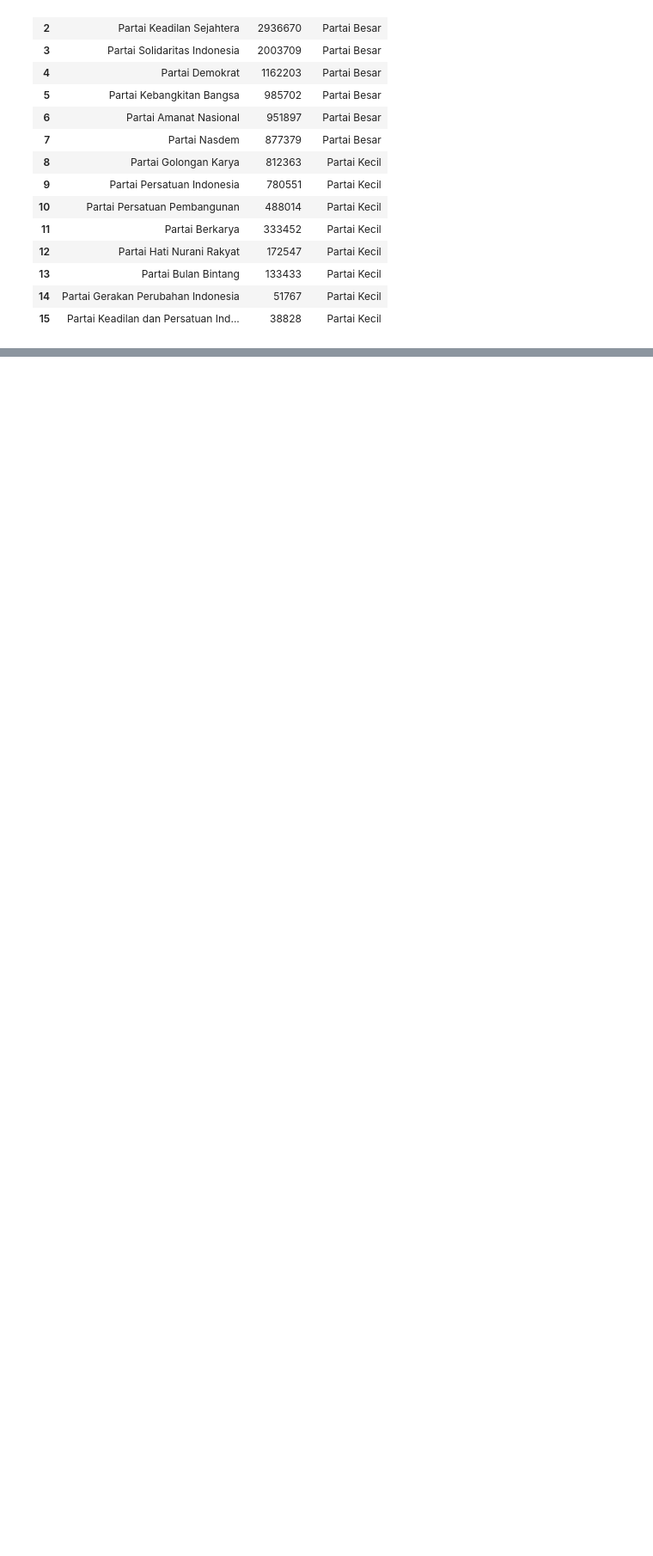
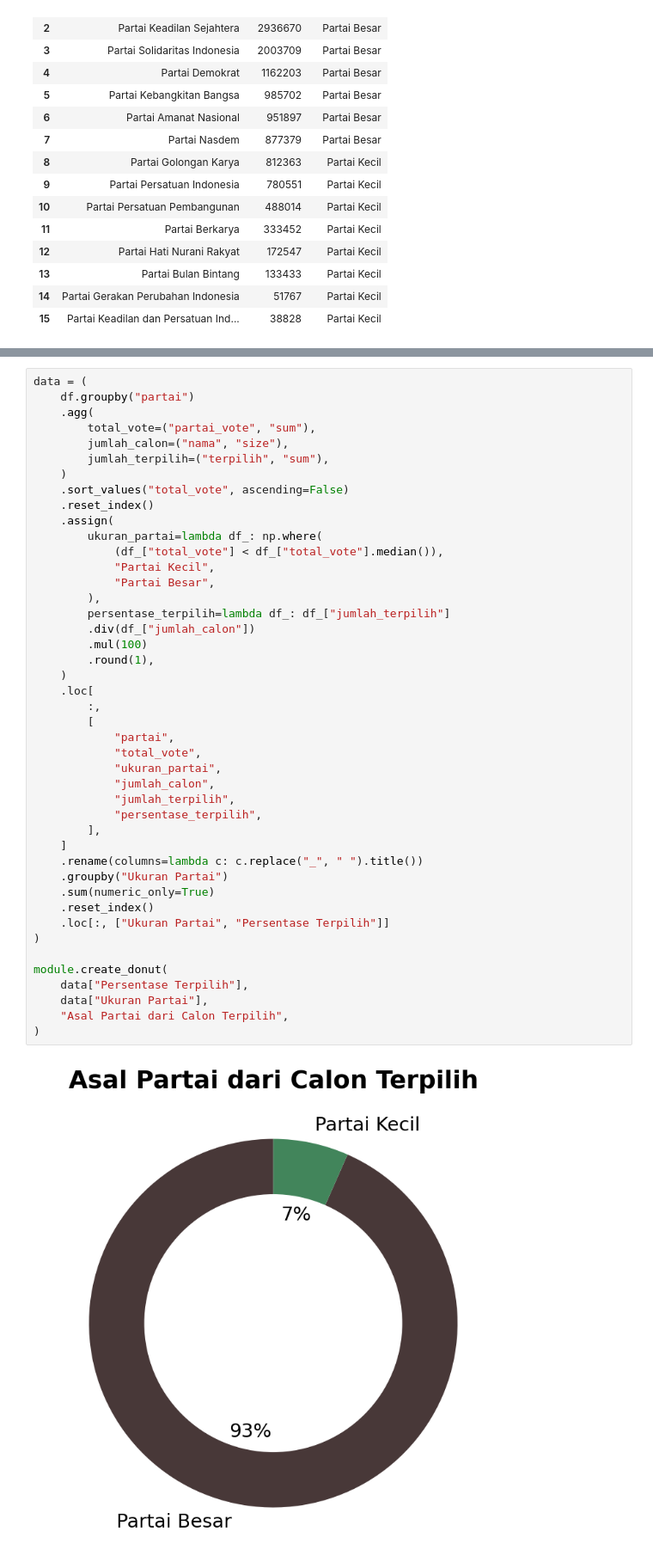
Before and after one commit to danjelito/pemilu-dki-2019, a Jupyter notebook: src/report.ipynb, the cells around one changed output, grey strips where cells are left out. Shown at 86% size. Drawn from its saved outputs; the diff is of its cells as text; blank space fills up the shorter version.

```diff
--- a/src/report.ipynb
+++ b/src/report.ipynb
@@ -47,0 +131,46 @@ Berikut adalah tabel partai, total vote beserta ukurannya.
+# %%
+data = (
+    df.groupby("partai")
+    .agg(
+        total_vote=("partai_vote", "sum"),
+        jumlah_calon=("nama", "size"),
+        jumlah_terpilih=("terpilih", "sum"),
+    )
+    .sort_values("total_vote", ascending=False)
+    .reset_index()
+    .assign(
+        ukuran_partai=lambda df_: np.where(
+            (df_["total_vote"] < df_["total_vote"].median()),
+            "Partai Kecil",
+            "Partai Besar",
+        ),
+        persentase_terpilih=lambda df_: df_["jumlah_terpilih"]
+        .div(df_["jumlah_calon"])
+        .mul(100)
+        .round(1),
+    )
+    .loc[
+        :,
+        [
+            "partai",
+            "total_vote",
+            "ukuran_partai",
+            "jumlah_calon",
+            "jumlah_terpilih",
+            "persentase_terpilih",
+        ],
+    ]
+    .rename(columns=lambda c: c.replace("_", " ").title())
+    .groupby("Ukuran Partai")
+    .sum(numeric_only=True)
+    .reset_index()
+    .loc[:, ["Ukuran Partai", "Persentase Terpilih"]]
+)
+
+module.create_donut(
+    data["Persentase Terpilih"],
+    data["Ukuran Partai"],
+    "Asal Partai dari Calon Terpilih",
+)
+# %% [output]
+[figure, added]
```
Also changed, not shown: parts of 11 cells of this notebook, 2 other files.
